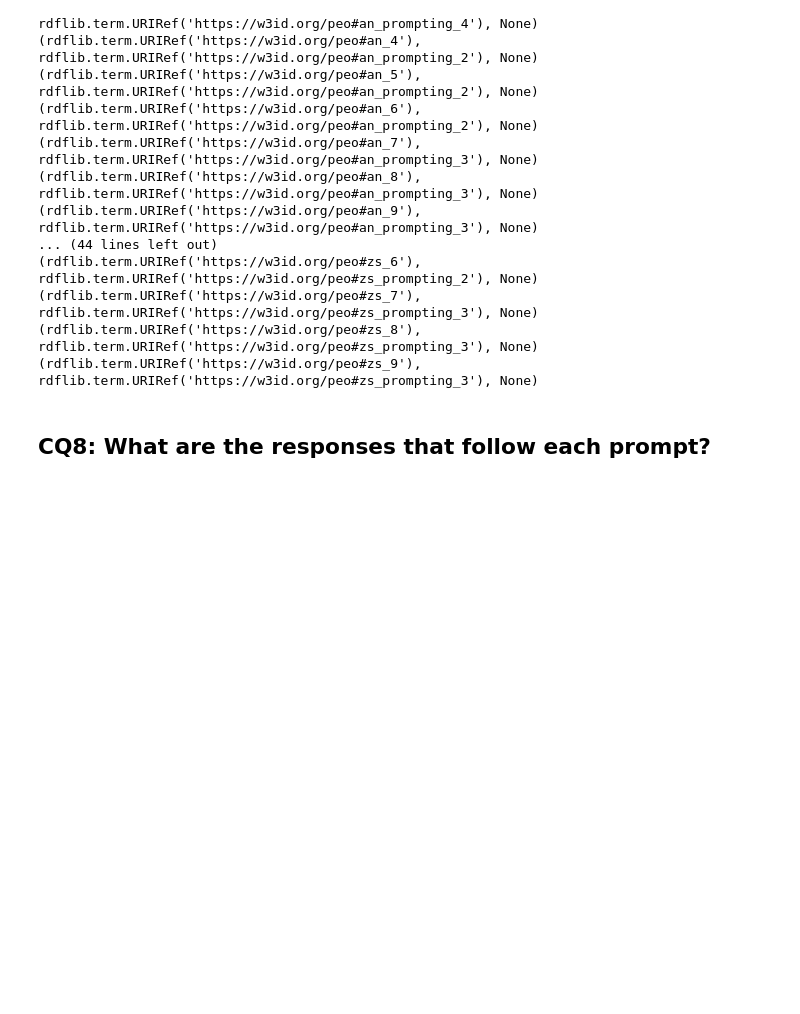
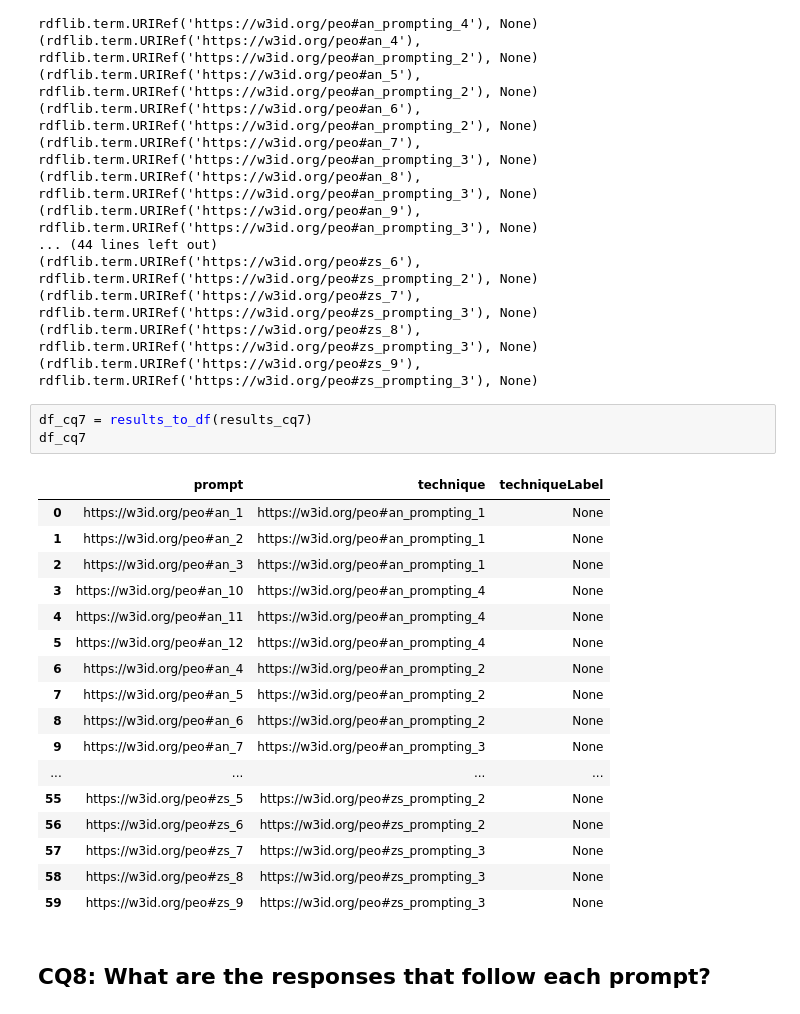
Before and after one commit to simonegramegna/peo, a Jupyter notebook: evaluation/sparql_queries.ipynb, the cells around one changed output. Saved outputs shown, nothing was run; the diff lists cells and outputs as text; blank space fills up the shorter version.

```diff
--- a/evaluation/sparql_queries.ipynb
+++ b/evaluation/sparql_queries.ipynb
@@ -190,6 +283,27 @@ print_results(results_cq7)
 (rdflib.term.URIRef('https://w3id.org/peo#zs_7'), rdflib.term.URIRef('https://w3id.org/peo#zs_prompting_3'), None)
 (rdflib.term.URIRef('https://w3id.org/peo#zs_8'), rdflib.term.URIRef('https://w3id.org/peo#zs_prompting_3'), None)
 (rdflib.term.URIRef('https://w3id.org/peo#zs_9'), rdflib.term.URIRef('https://w3id.org/peo#zs_prompting_3'), None)
+# %%
+df_cq7 = results_to_df(results_cq7)
+df_cq7
+# %% [output]
+|  | prompt | technique | techniqueLabel |
+| 0 | https://w3id.org/peo#an_1 | https://w3id.org/peo#an_prompting_1 | None |
+| 1 | https://w3id.org/peo#an_2 | https://w3id.org/peo#an_prompting_1 | None |
+| 2 | https://w3id.org/peo#an_3 | https://w3id.org/peo#an_prompting_1 | None |
+| 3 | https://w3id.org/peo#an_10 | https://w3id.org/peo#an_prompting_4 | None |
+| 4 | https://w3id.org/peo#an_11 | https://w3id.org/peo#an_prompting_4 | None |
+| 5 | https://w3id.org/peo#an_12 | https://w3id.org/peo#an_prompting_4 | None |
+| 6 | https://w3id.org/peo#an_4 | https://w3id.org/peo#an_prompting_2 | None |
+| 7 | https://w3id.org/peo#an_5 | https://w3id.org/peo#an_prompting_2 | None |
+| 8 | https://w3id.org/peo#an_6 | https://w3id.org/peo#an_prompting_2 | None |
+| 9 | https://w3id.org/peo#an_7 | https://w3id.org/peo#an_prompting_3 | None |
+| ... | ... | ... | ... |
+| 55 | https://w3id.org/peo#zs_5 | https://w3id.org/peo#zs_prompting_2 | None |
+| 56 | https://w3id.org/peo#zs_6 | https://w3id.org/peo#zs_prompting_2 | None |
+| 57 | https://w3id.org/peo#zs_7 | https://w3id.org/peo#zs_prompting_3 | None |
+| 58 | https://w3id.org/peo#zs_8 | https://w3id.org/peo#zs_prompting_3 | None |
+| 59 | https://w3id.org/peo#zs_9 | https://w3id.org/peo#zs_prompting_3 | None |
 # %% [markdown]
 ## CQ8: What are the responses that follow each prompt?
 # %%
```
Also changed, not shown: parts of 21 cells of this notebook.
